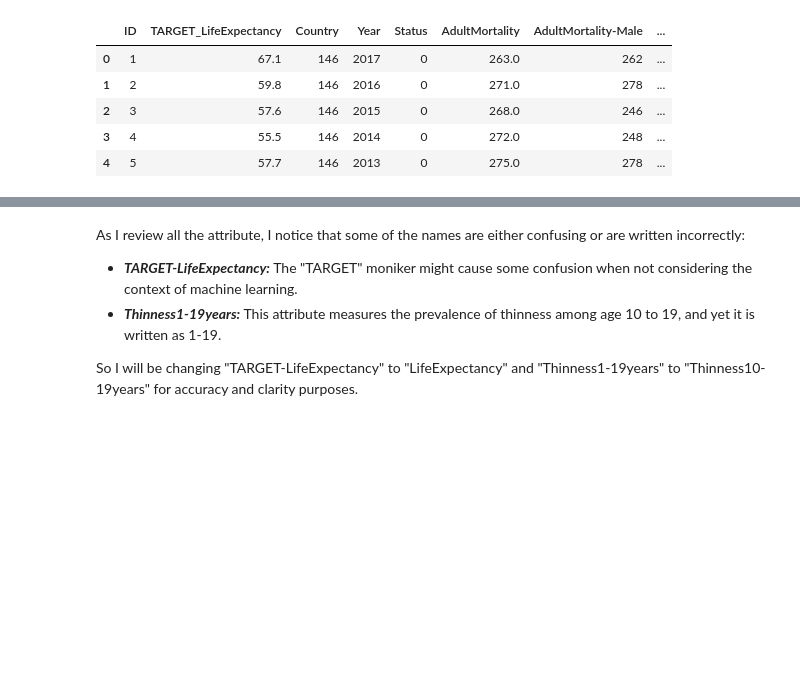
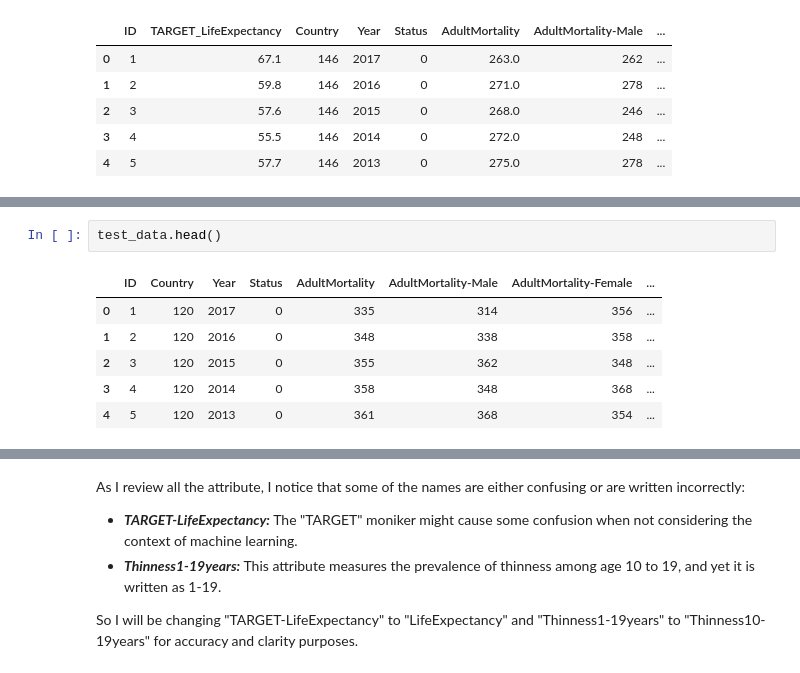
Before and after one commit to KanTheCodingNoob/Machine-Learning-LifeExpectancyPrediction, a Jupyter notebook: COSC2753_A1_S4019548.ipynb, the cells around one changed output, grey strips where cells are left out. Saved outputs shown, nothing was run; the diff lists cells and outputs as text; blank space fills up the shorter version.

```diff
--- a/COSC2753_A1_S4019548.ipynb
+++ b/COSC2753_A1_S4019548.ipynb
@@ -117,0 +138,9 @@ train_data.describe()
+# %%
+test_data.head()
+# %% [output]
+|  | ID | Country | Year | Status | AdultMortality | AdultMortality-Male | AdultMortality-Female | ... |
+| 0 | 1 | 120 | 2017 | 0 | 335 | 314 | 356 | ... |
+| 1 | 2 | 120 | 2016 | 0 | 348 | 338 | 358 | ... |
+| 2 | 3 | 120 | 2015 | 0 | 355 | 362 | 348 | ... |
+| 3 | 4 | 120 | 2014 | 0 | 358 | 348 | 368 | ... |
+| 4 | 5 | 120 | 2013 | 0 | 361 | 368 | 354 | ... |
```
Also changed, not shown: parts of 73 cells of this notebook, 1 other file.
